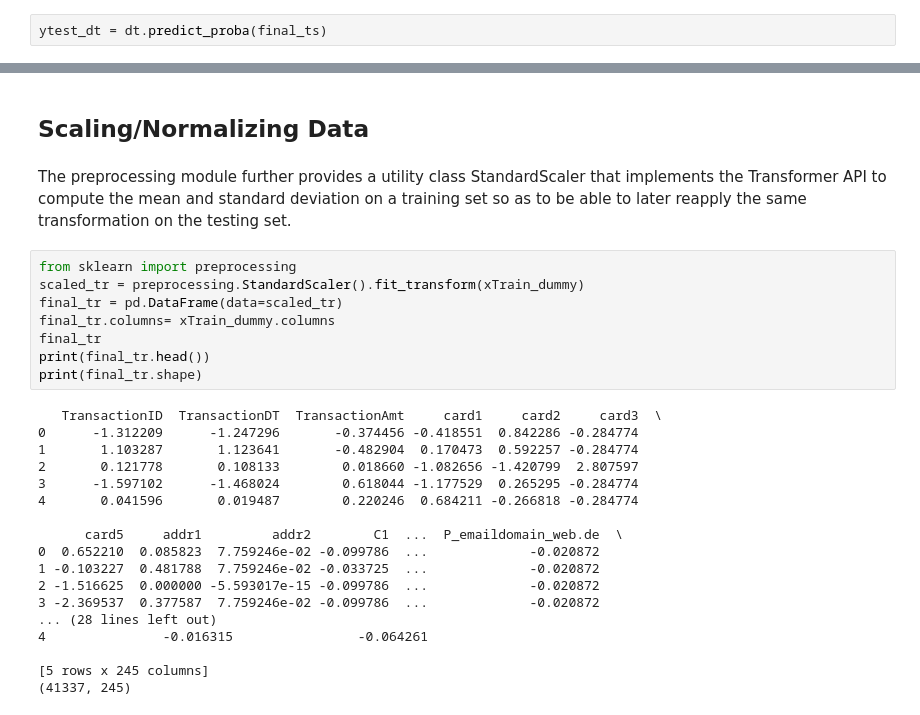
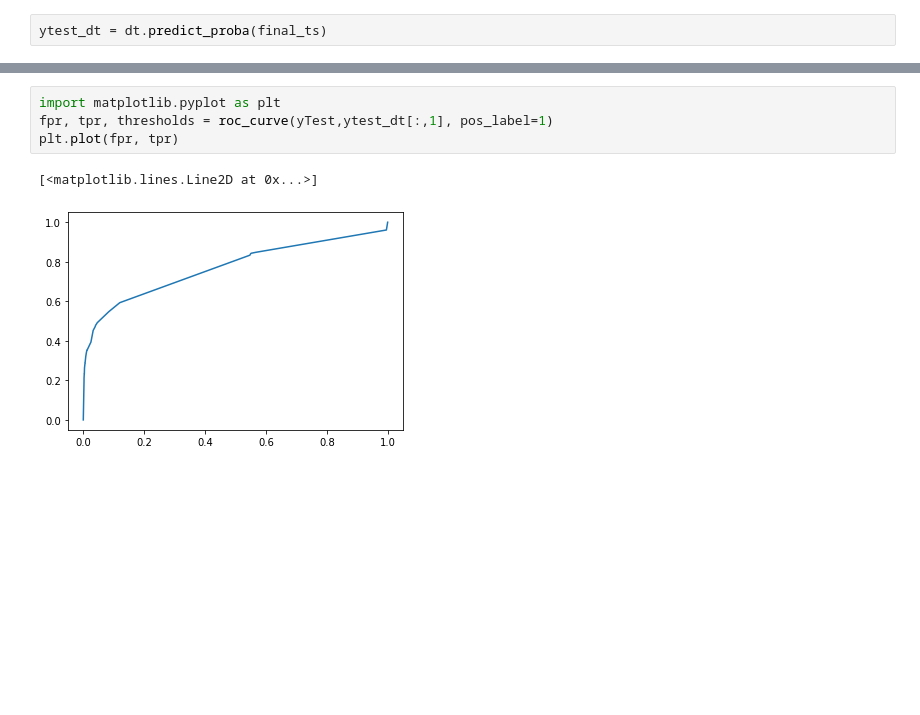
Before and after one commit to aiplanethub/Imbalanced_classes, a Jupyter notebook: Dphi_demo_realtime.ipynb, the cells around one changed output, grey strips where cells are left out. Drawn from its saved outputs; the diff is of its cells as text; blank space fills up the shorter version.

```diff
--- a/Dphi_demo_realtime.ipynb
+++ b/Dphi_demo_realtime.ipynb
@@ -522,30 +450,7 @@ Index(['The missing columns that are imputed are: card2',
-# %% [markdown]
-##  Scaling/Normalizing Data
-# %% [markdown]
-The preprocessing module further provides a utility class StandardScaler that implements the Transformer API to compute the mean and standard deviation on a training set so as to be able to later reapply the same transformation on the testing set.
-# %%
-from sklearn import preprocessing
-scaled_tr = preprocessing.StandardScaler().fit_transform(xTrain_dummy)
-final_tr = pd.DataFrame(data=scaled_tr)
-final_tr.columns= xTrain_dummy.columns
-final_tr
-print(final_tr.head())
-print(final_tr.shape)
-# %% [output]
-   TransactionID  TransactionDT  TransactionAmt     card1     card2     card3  \
-0      -1.312209      -1.247296       -0.374456 -0.418551  0.842286 -0.284774
-1       1.103287       1.123641       -0.482904  0.170473  0.592257 -0.284774
-2       0.121778       0.108133        0.018660 -1.082656 -1.420799  2.807597
-3      -1.597102      -1.468024        0.618044 -1.177529  0.265295 -0.284774
-4       0.041596       0.019487        0.220246  0.684211 -0.266818 -0.284774
-
-      card5     addr1         addr2        C1  ...  P_emaildomain_web.de  \
-0  0.652210  0.085823  7.759246e-02 -0.099786  ...             -0.020872
-1 -0.103227  0.481788  7.759246e-02 -0.033725  ...             -0.020872
-2 -1.516625  0.000000 -5.593017e-15 -0.099786  ...             -0.020872
-3 -2.369537  0.377587  7.759246e-02 -0.099786  ...             -0.020872
-... (28 lines left out)
-4               -0.016315                -0.064261
-
-[5 rows x 245 columns]
-(41337, 245)
+# %%
+import matplotlib.pyplot as plt
+fpr, tpr, thresholds = roc_curve(yTest,ytest_dt[:,1], pos_label=1)
+plt.plot(fpr, tpr)
+# %% [output]
+[<matplotlib.lines.Line2D at 0x...>]
+[figure, added]
```
Also changed, not shown: parts of 74 cells of this notebook.
